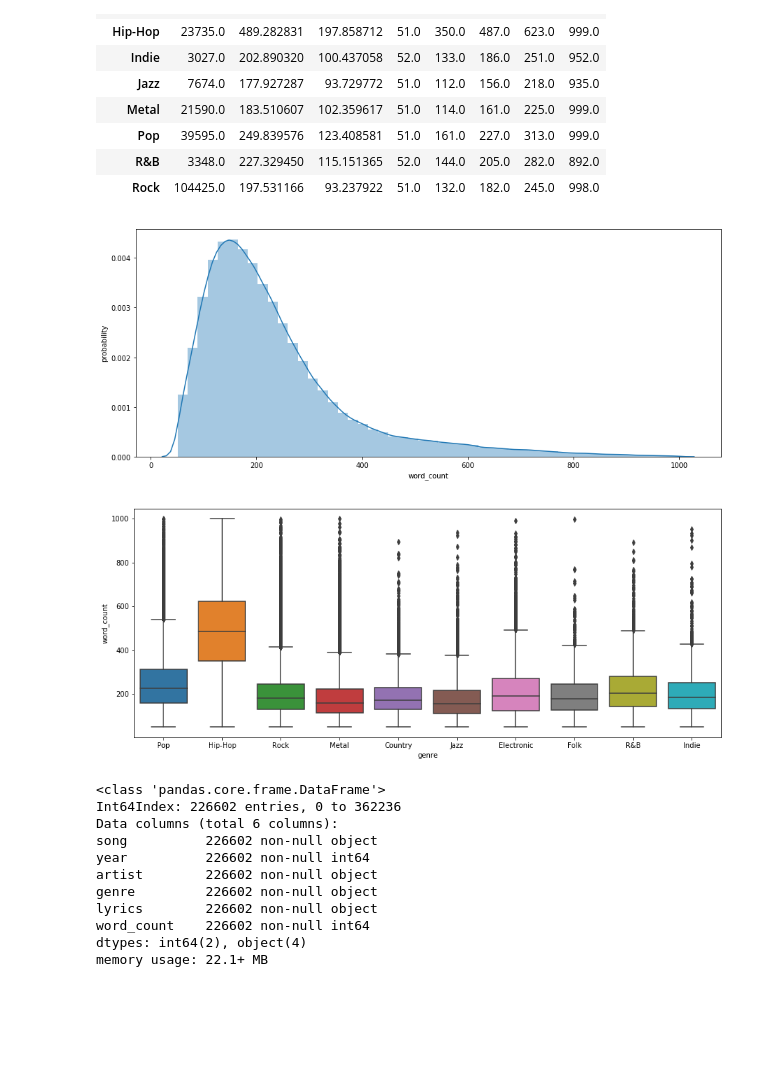
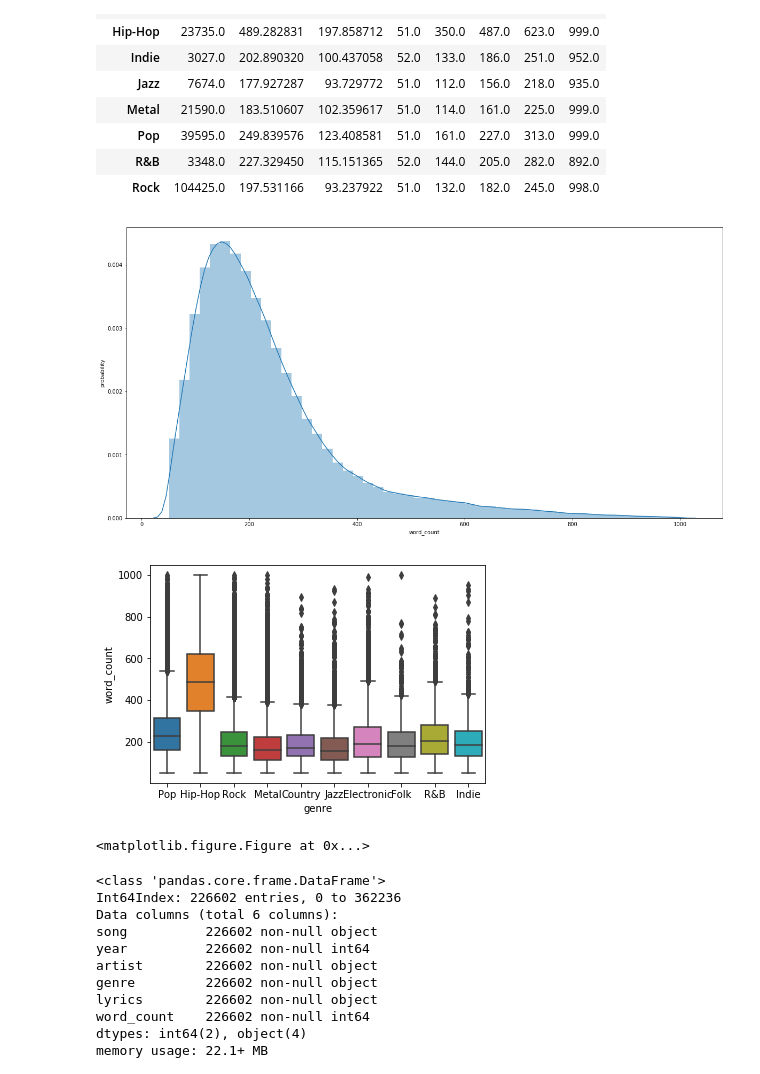
Before and after one commit to ShawnLe007/Lyric-Machine-Learning-Analysis, a Jupyter notebook: COGS118B.ipynb, the cells around one changed output. Drawn from its saved outputs; the diff is of its cells as text; code cells hidden in the pictures; blank space fills up the shorter version.

```diff
--- a/COGS118B.ipynb
+++ b/COGS118B.ipynb
@@ -402,17 +403,19 @@ df['word_count'].groupby(df['genre']).describe()
 | Rock | 104425.0 | 197.531166 | 93.237922 | 51.0 | 132.0 | 182.0 | 245.0 | 998.0 |
 # %%
 # check distribution of data set
+plt.figure(figsize=(20,10))
 sns.distplot(df["word_count"])
 plt.ylabel("probability")
 plt.show()
 # %% [output]
-[figure, old version]
+[figure, new version]
 # %%
-plt.rc("figure", figsize=(15, 6))
 sns.boxplot(x="genre", y="word_count", data=df)
+plt.figure(figsize=(20,10))
 plt.show()
 # %% [output]
-[figure, old version]
+[figure, new version]
+<matplotlib.figure.Figure at 0x...>
 # %%
 # display panda info
 df.info()
```
Also changed, not shown: parts of 20 cells of this notebook.
